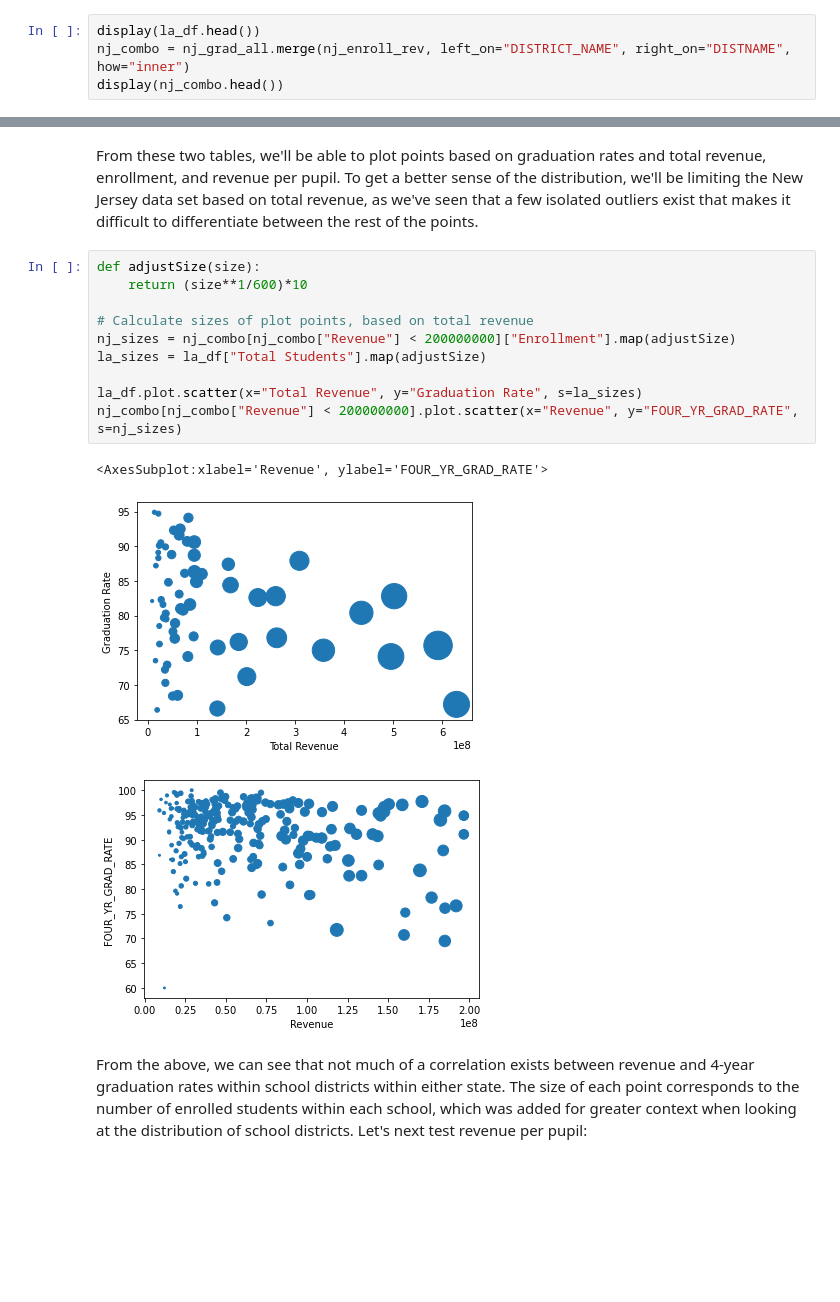
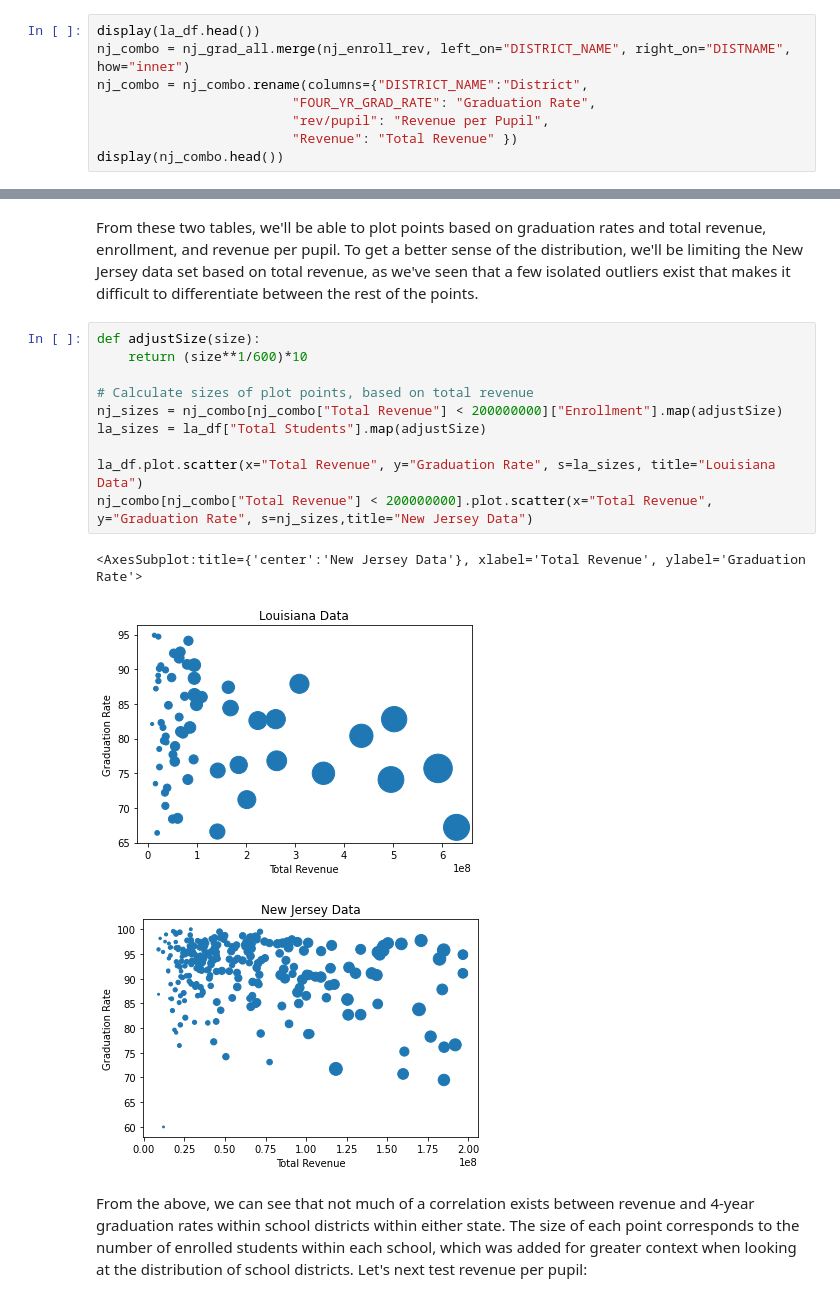
Before and after one commit to NickOuellet/NickOuellet.github.io, a Jupyter notebook: Final_Tutorial.ipynb, the cells around one changed output, grey strips where cells are left out. Saved outputs shown, nothing was run; the diff lists cells and outputs as text; blank space fills up the shorter version.

Commit message:
added titles and changed columns names

```diff
--- a/Final_Tutorial.ipynb
+++ b/Final_Tutorial.ipynb
@@ -519,6 +519,10 @@ We can see that the average 4 year graduation rate for New Jersey school distric
 # %%
 display(la_df.head())
 nj_combo = nj_grad_all.merge(nj_enroll_rev, left_on="DISTRICT_NAME", right_on="DISTNAME", how="inner")
+nj_combo = nj_combo.rename(columns={"DISTRICT_NAME":"District",
+                         "FOUR_YR_GRAD_RATE": "Graduation Rate",
+                         "rev/pupil": "Revenue per Pupil",
+                         "Revenue": "Total Revenue" })
 display(nj_combo.head())
 # %% [output]
 |  | Parish | 2017 Letter Grade | Raw ACT Score | Total Students | Male Students | Female Students | ... |
@@ -538,17 +542,17 @@ From these two tables, we'll be able to plot points based on graduation rates an
 # %%
 def adjustSize(size):
     return (size**1/600)*10
 
 # Calculate sizes of plot points, based on total revenue
-nj_sizes = nj_combo[nj_combo["Revenue"] < 200000000]["Enrollment"].map(adjustSize)
+nj_sizes = nj_combo[nj_combo["Total Revenue"] < 200000000]["Enrollment"].map(adjustSize)
 la_sizes = la_df["Total Students"].map(adjustSize)
 
-la_df.plot.scatter(x="Total Revenue", y="Graduation Rate", s=la_sizes)
-nj_combo[nj_combo["Revenue"] < 200000000].plot.scatter(x="Revenue", y="FOUR_YR_GRAD_RATE", s=nj_sizes)
+la_df.plot.scatter(x="Total Revenue", y="Graduation Rate", s=la_sizes, title="Louisiana Data")
+nj_combo[nj_combo["Total Revenue"] < 200000000].plot.scatter(x="Total Revenue", y="Graduation Rate", s=nj_sizes,title="New Jersey Data")
 # %% [output]
-<AxesSubplot:xlabel='Revenue', ylabel='FOUR_YR_GRAD_RATE'>
+<AxesSubplot:title={'center':'New Jersey Data'}, xlabel='Total Revenue', ylabel='Graduation Rate'>
-[figure, old version]
+[figure, new version]
-[figure, old version]
+[figure, new version]
 # %% [markdown]
 From the above, we can see that not much of a correlation exists between revenue and 4-year graduation rates within school districts within either state. The size of each point corresponds to the number of enrolled students within each school, which was added for greater context when looking at the distribution of school districts.  </br> </br>
 Let's next test revenue per pupil:
```
Also changed, not shown: parts of 4 cells of this notebook.
